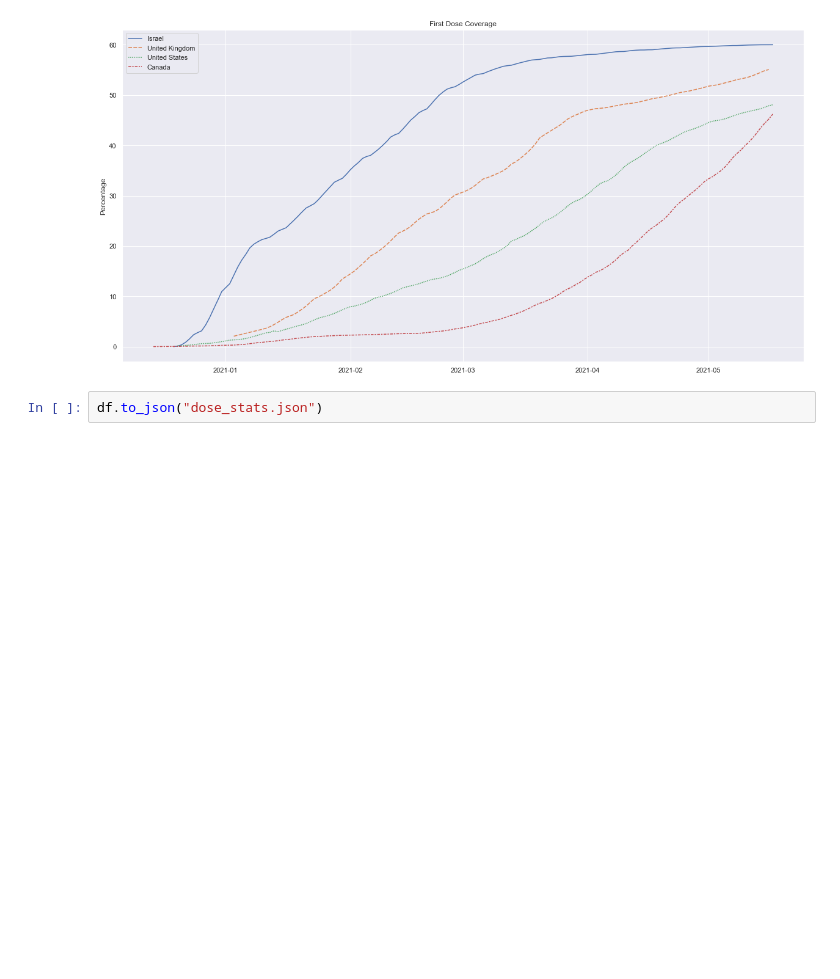
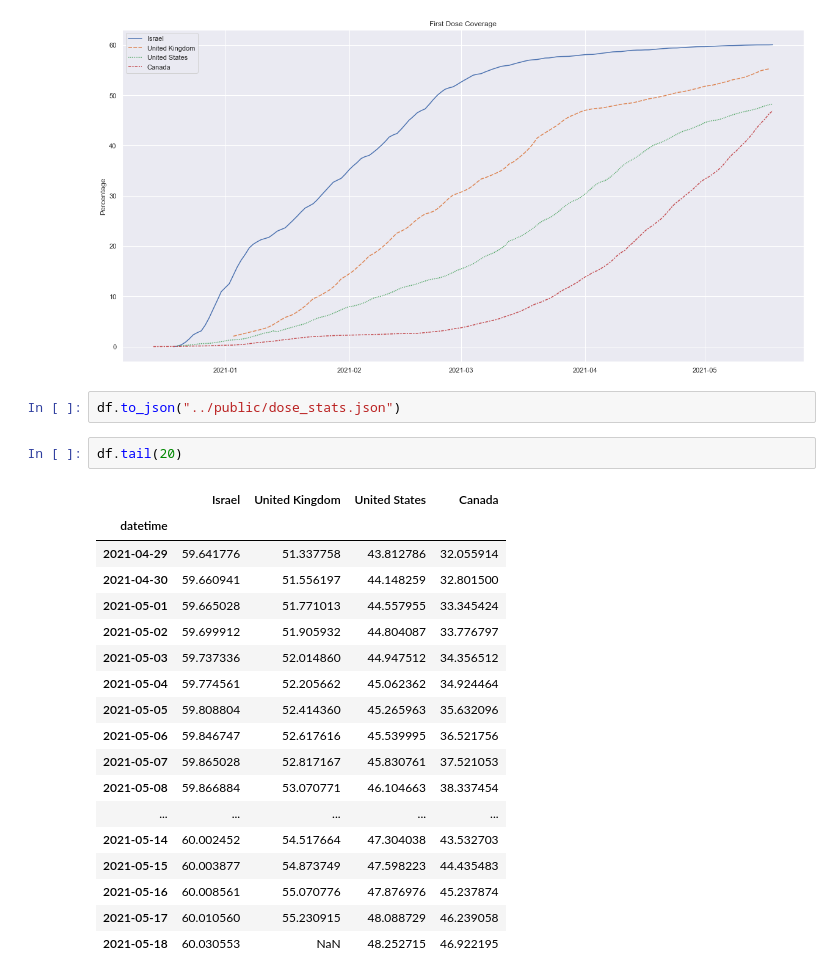
Before and after one commit to sastels/first-dose, a Jupyter notebook: JupyterNotebook/First Doses.ipynb, the cells around one changed output. Cells and saved outputs as stored; diff of their text form; blank space fills up the shorter version.

```diff
--- a/JupyterNotebook/First Doses.ipynb
+++ b/JupyterNotebook/First Doses.ipynb
@@ -45,4 +45,25 @@ plt.show()
 # %% [output]
 [figure]
 # %%
-df.to_json("dose_stats.json")
+df.to_json("../public/dose_stats.json")
+# %%
+df.tail(20)
+# %% [output]
+|  | Israel | United Kingdom | United States | Canada |
+| datetime |  |  |  |  |
+| 2021-04-29 | 59.641776 | 51.337758 | 43.812786 | 32.055914 |
+| 2021-04-30 | 59.660941 | 51.556197 | 44.148259 | 32.801500 |
+| 2021-05-01 | 59.665028 | 51.771013 | 44.557955 | 33.345424 |
+| 2021-05-02 | 59.699912 | 51.905932 | 44.804087 | 33.776797 |
+| 2021-05-03 | 59.737336 | 52.014860 | 44.947512 | 34.356512 |
+| 2021-05-04 | 59.774561 | 52.205662 | 45.062362 | 34.924464 |
+| 2021-05-05 | 59.808804 | 52.414360 | 45.265963 | 35.632096 |
+| 2021-05-06 | 59.846747 | 52.617616 | 45.539995 | 36.521756 |
+| 2021-05-07 | 59.865028 | 52.817167 | 45.830761 | 37.521053 |
+| 2021-05-08 | 59.866884 | 53.070771 | 46.104663 | 38.337454 |
+| ... | ... | ... | ... | ... |
+| 2021-05-14 | 60.002452 | 54.517664 | 47.304038 | 43.532703 |
+| 2021-05-15 | 60.003877 | 54.873749 | 47.598223 | 44.435483 |
+| 2021-05-16 | 60.008561 | 55.070776 | 47.876976 | 45.237874 |
+| 2021-05-17 | 60.010560 | 55.230915 | 48.088729 | 46.239058 |
+| 2021-05-18 | 60.030553 | NaN | 48.252715 | 46.922195 |
```
Also changed, not shown: 5 other files.
